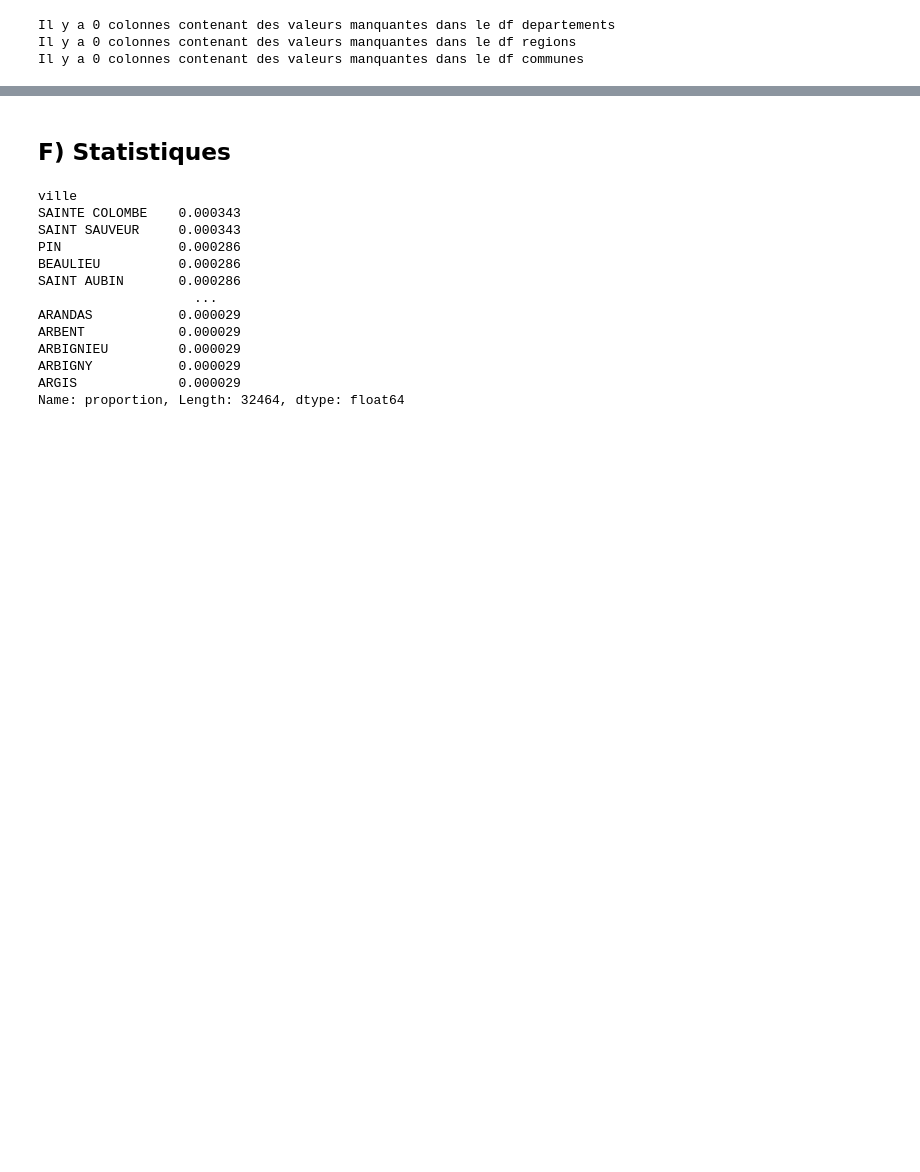
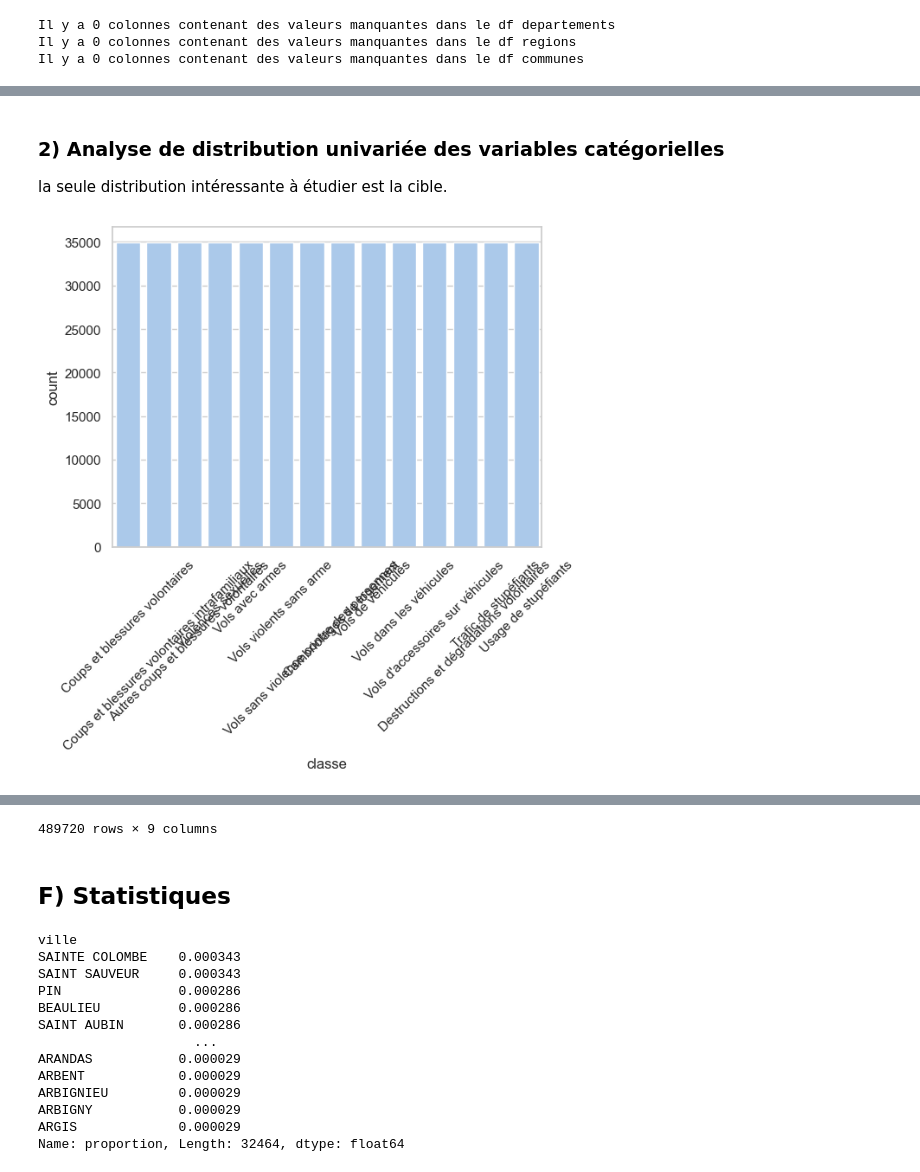
Before and after one commit to G-RELIQUET/Etude_Statistique_Delinquance, a Jupyter notebook: Etude.ipynb, the cells around one changed output, grey strips where cells are left out. Drawn from its saved outputs; the diff is of its cells as text; code cells hidden in the pictures; blank space fills up the shorter version.

```diff
--- a/Etude.ipynb
+++ b/Etude.ipynb
@@ -343,0 +371,13 @@ sns.boxplot(x = 'tauxpourmille', data = commune);
+# %% [markdown]
+### 2) Analyse de distribution univariée des variables catégorielles
+la seule distribution intéressante à étudier est la cible.
+# %%
+##DataFrame commune
+commune2016=commune.loc[commune['annee']== '2016']
+
+sns.countplot(x=commune2016.classe)
+plt.xticks(rotation=45)
+plt.show()
+commune2016
+# %% [output]
+[figure, added]
@@ -344,3 +396,4 @@ sns.boxplot(x = 'tauxpourmille', data = commune);
+489720 rows × 9 columns
 # %% [markdown]
 ## F) Statistiques
 # %%
```
Also changed, not shown: parts of 14 cells of this notebook, 1 other file.
